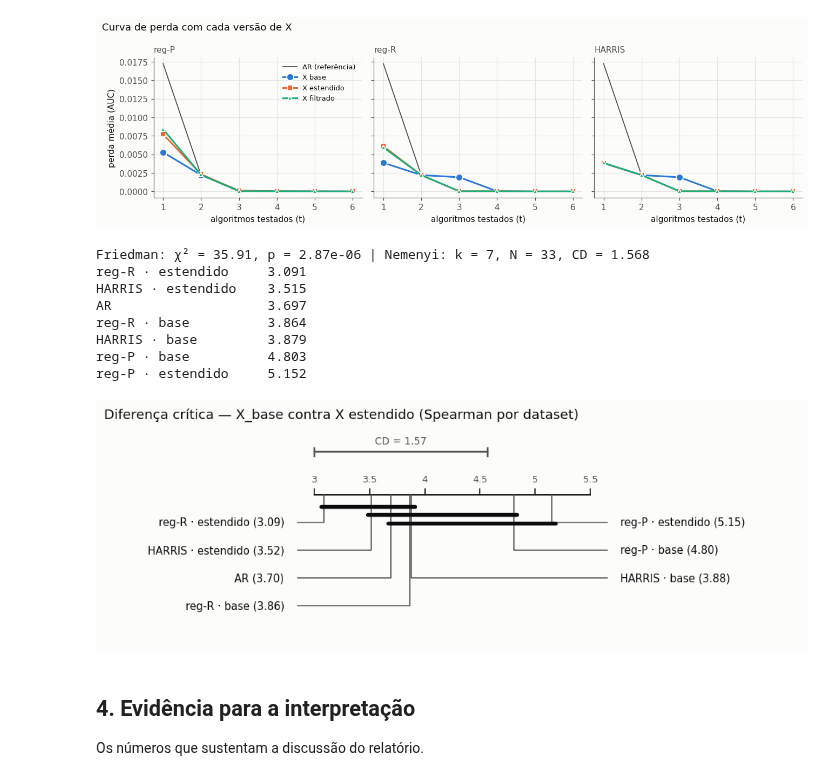
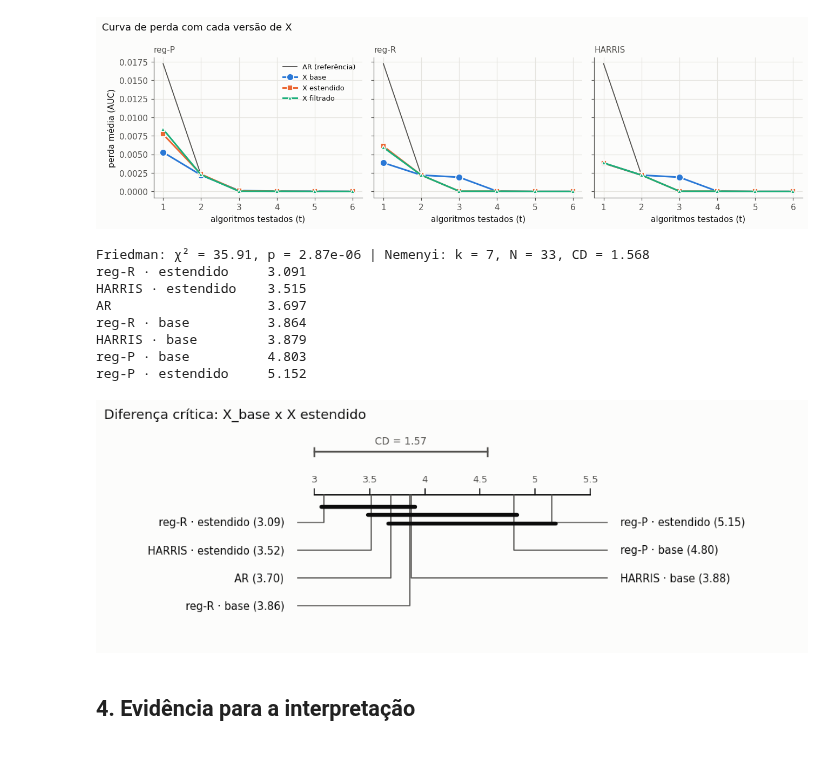
Before and after one commit to Gaolgo0909/in1097-metalearning, a Jupyter notebook: atividade2/metacaracteristicas_dominio.ipynb, the cells around one changed output. Saved outputs shown, nothing was run; the diff lists cells and outputs as text; code cells hidden in the pictures.

```diff
--- a/atividade2/metacaracteristicas_dominio.ipynb
+++ b/atividade2/metacaracteristicas_dominio.ipynb
@@ -947,30 +910,28 @@ plt.show()
 # %%
 ENTRADAS_DC = [("AR", "—")] + [(a, v) for a in ABORDAGENS for v in ("base", "estendido")]
 scores = np.column_stack([resultado[e][0] for e in ENTRADAS_DC])
 estatistica, p_friedman = stats.friedmanchisquare(*scores.T)
 ranks_medios = pd.Series(np.array([a1._ranquear(-linha) for linha in scores]).mean(axis=0),
                          index=[a if v == "—" else f"{a} · {v}" for a, v in ENTRADAS_DC])
 k = len(ENTRADAS_DC)
 cd = a1.Q_NEMENYI[k] * np.sqrt(k * (k + 1) / (6 * n_datasets))
 
 print(f"Friedman: χ² = {estatistica:.2f}, p = {p_friedman:.3g} | Nemenyi: k = {k}, N = {n_datasets}, CD = {cd:.3f}")
 print(ranks_medios.sort_values().round(3).to_string())
-a1.diagrama_dc(ranks_medios, cd, "Diferença crítica — X_base contra X estendido (Spearman por dataset)")
+a1.diagrama_dc(ranks_medios, cd, "Diferença crítica: X_base x X estendido")
 plt.show()
 # %% [output]
 Friedman: χ² = 35.91, p = 2.87e-06 | Nemenyi: k = 7, N = 33, CD = 1.568
 reg-R · estendido     3.091
 HARRIS · estendido    3.515
 AR                    3.697
 reg-R · base          3.864
 HARRIS · base         3.879
 reg-P · base          4.803
 reg-P · estendido     5.152
-[figure, old version]
+[figure, new version]
 # %% [markdown]
 ## 4. Evidência para a interpretação
-
-Os números que sustentam a discussão do relatório.
 # %%
 colunas_raridade = ["EffectiveMinorityClassSize", "MinorityClassSize", "NumberOfClasses", "MajorityClassPercentage",
                     "MinoritySafeRatio", "MinorityOutlierRatio", "ImbalanceDegree"]
```
Also changed, not shown: parts of 40 cells of this notebook, 6 other files.
